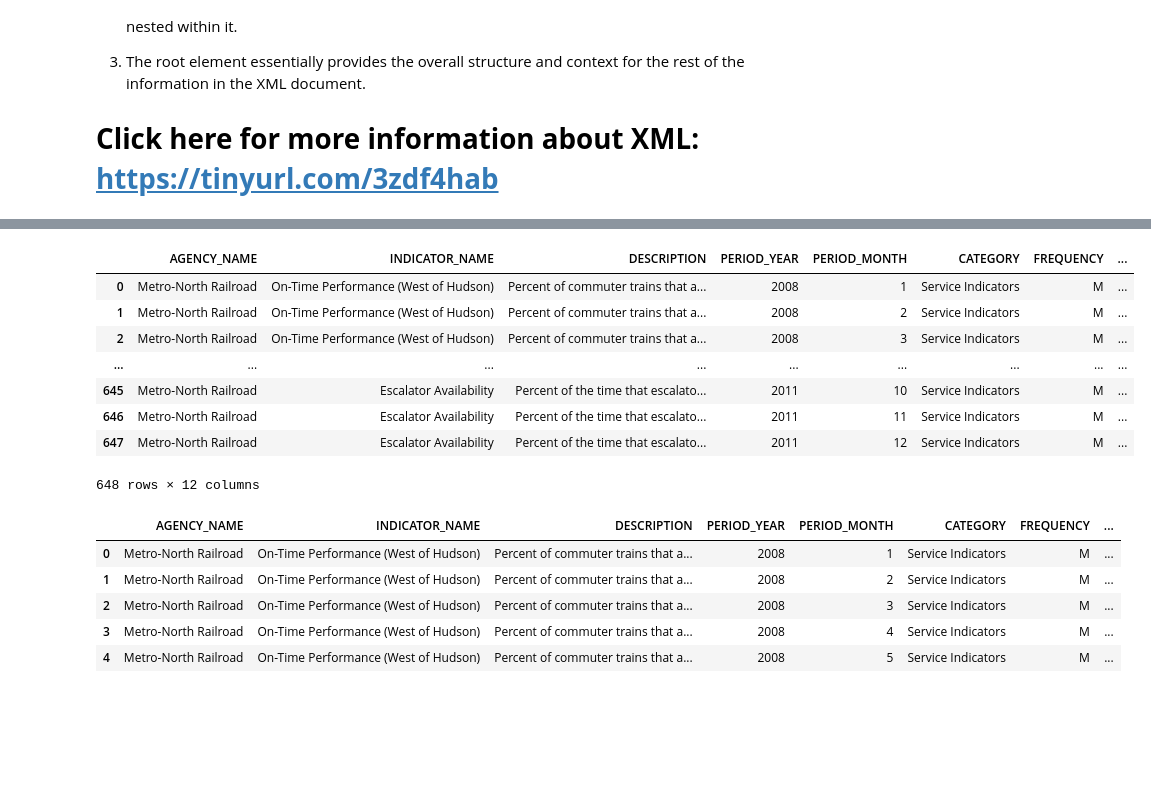
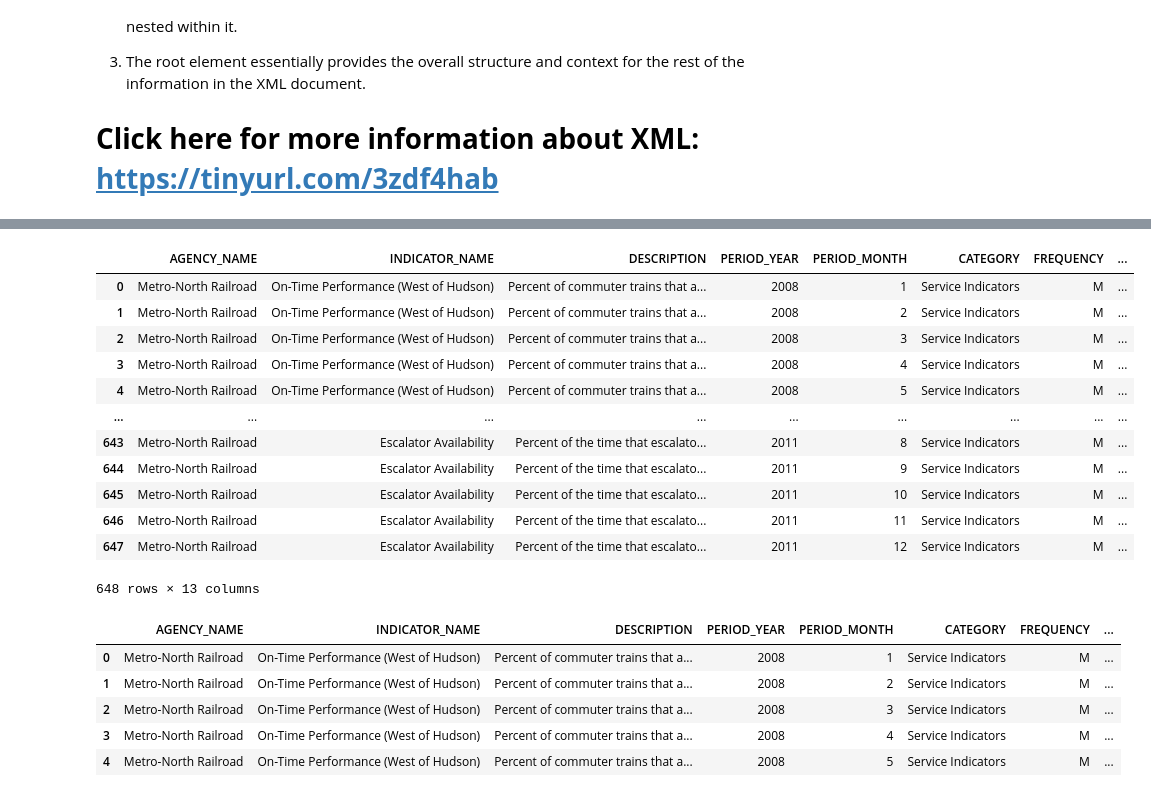
Before and after one commit to DianaKahar/STQD-Data-science, a Jupyter notebook: P137261_Week08_DataLoading_Storage_WC_20231129.ipynb, the cells around one changed output, grey strips where cells are left out. Drawn from its saved outputs; the diff is of its cells as text; code cells hidden in the pictures; blank space fills up the shorter version.

```diff
--- a/P137261_Week08_DataLoading_Storage_WC_20231129.ipynb
+++ b/P137261_Week08_DataLoading_Storage_WC_20231129.ipynb
@@ -625,7 +661,9 @@ Saving Performance_MNR.xml to Performance_MNR.xml
 # %%
 # Performance of train services published by The New York Metropolitan Transportation Authority (MTA)
 # Get the path of the Performance_MNR.xml file
-
+path = '/content/Performance_MNR (1).xml'
 
 # parses the contents of the file using objectify.parse()
 # parsing -> asking the computer to go through a file, find certain information, and make it ready for us to work with
+parse = objectify.parse(open(path))
+root = parse.getroot()
@@ -634,15 +670,35 @@ Saving Performance_MNR.xml to Performance_MNR.xml
+# %%
+# populate a dictionary of tag names to data values
+data = [] # create an empty list
+skip_fields = ['PARENT_SEQ', 'INDICATOR_SEQ',
+               'DESIRED_CHANGED','DECIMAL_PLACES']
+
+# a for loop to access the information
+for train in root.INDICATOR:
+  train_dat = {} #create an empty dictionary
+  for child in train.getchildren():
+    if child.tag in skip_fields:
+      continue
+    train_dat[child.tag]= child.pyval #the 'tag' is the key, the 'pyval' is the
+  data.append(train_dat)
 # %%
 # Convert the list into a pandas DataFrame
+perf = pd.DataFrame(data)
+perf
 # %% [output]
 |  | AGENCY_NAME | INDICATOR_NAME | DESCRIPTION | PERIOD_YEAR | PERIOD_MONTH | CATEGORY | FREQUENCY | ... |
 | 0 | Metro-North Railroad | On-Time Performance (West of Hudson) | Percent of commuter trains that a... | 2008 | 1 | Service Indicators | M | ... |
 | 1 | Metro-North Railroad | On-Time Performance (West of Hudson) | Percent of commuter trains that a... | 2008 | 2 | Service Indicators | M | ... |
 | 2 | Metro-North Railroad | On-Time Performance (West of Hudson) | Percent of commuter trains that a... | 2008 | 3 | Service Indicators | M | ... |
+| 3 | Metro-North Railroad | On-Time Performance (West of Hudson) | Percent of commuter trains that a... | 2008 | 4 | Service Indicators | M | ... |
+| 4 | Metro-North Railroad | On-Time Performance (West of Hudson) | Percent of commuter trains that a... | 2008 | 5 | Service Indicators | M | ... |
 | ... | ... | ... | ... | ... | ... | ... | ... | ... |
+| 643 | Metro-North Railroad | Escalator Availability | Percent of the time that escalato... | 2011 | 8 | Service Indicators | M | ... |
+| 644 | Metro-North Railroad | Escalator Availability | Percent of the time that escalato... | 2011 | 9 | Service Indicators | M | ... |
 | 645 | Metro-North Railroad | Escalator Availability | Percent of the time that escalato... | 2011 | 10 | Service Indicators | M | ... |
 | 646 | Metro-North Railroad | Escalator Availability | Percent of the time that escalato... | 2011 | 11 | Service Indicators | M | ... |
 | 647 | Metro-North Railroad | Escalator Availability | Percent of the time that escalato... | 2011 | 12 | Service Indicators | M | ... |
-648 rows × 12 columns
+648 rows × 13 columns
 # %%
 # Sneak peek of the DataFrame
 # %% [output]
```
Also changed, not shown: parts of 18 cells of this notebook.
